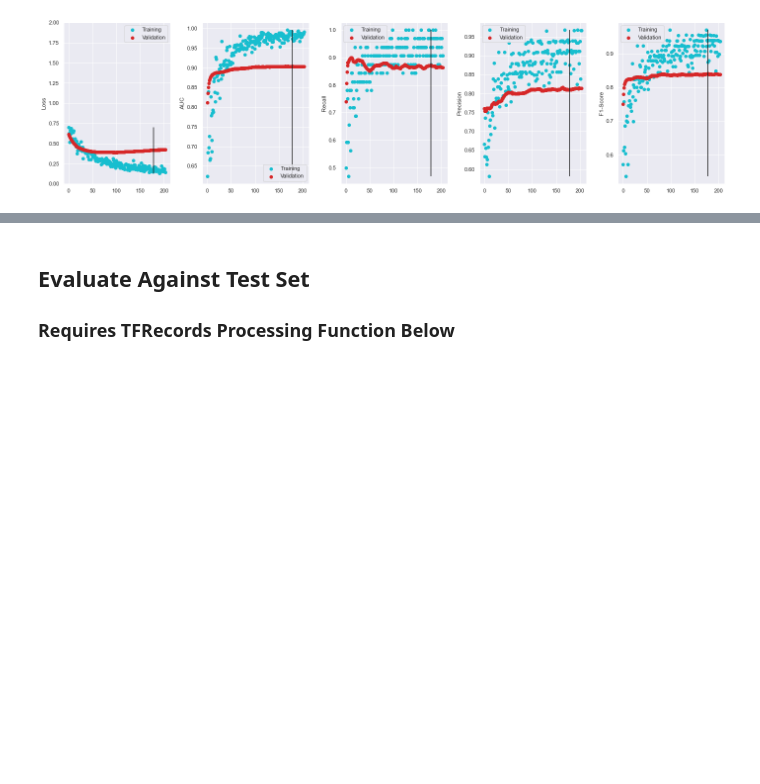
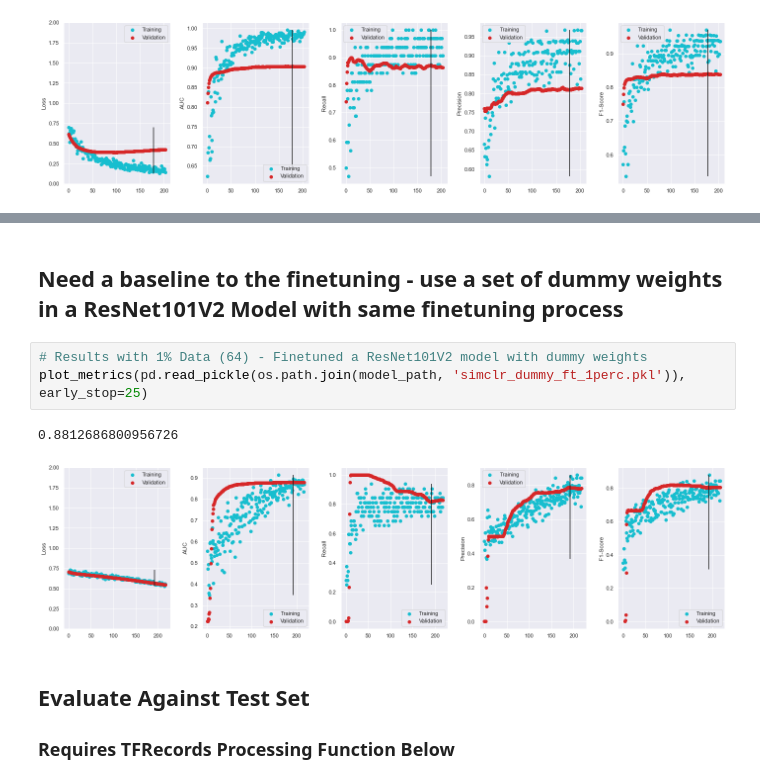
Before and after one commit to mariaauslander/capstone_fall20_irrigation, a Jupyter notebook: BigEarthData/epoch_metrics.ipynb, the cells around one changed output, grey strips where cells are left out. Saved outputs shown, nothing was run; the diff lists cells and outputs as text; blank space fills up the shorter version.

```diff
--- a/BigEarthData/epoch_metrics.ipynb
+++ b/BigEarthData/epoch_metrics.ipynb
@@ -209,3 +207,11 @@ plot_metrics(pd.read_pickle(os.path.join(model_path, 'FINAL_simclr_ft_100_do50_l
+# %% [markdown]
+## Need a baseline to the finetuning - use a set of dummy weights in a ResNet101V2 Model with same finetuning process
+# %%
+# Results with 1% Data (64) - Finetuned a ResNet101V2 model with dummy weights
+plot_metrics(pd.read_pickle(os.path.join(model_path, 'simclr_dummy_ft_1perc.pkl')), early_stop=25)
+# %% [output]
+0.8812686800956726
+[figure, added]
 # %% [markdown]
 ## Evaluate Against Test Set
 ### Requires TFRecords Processing Function Below
```
Also changed, not shown: parts of 17 cells of this notebook, 17 other files.
